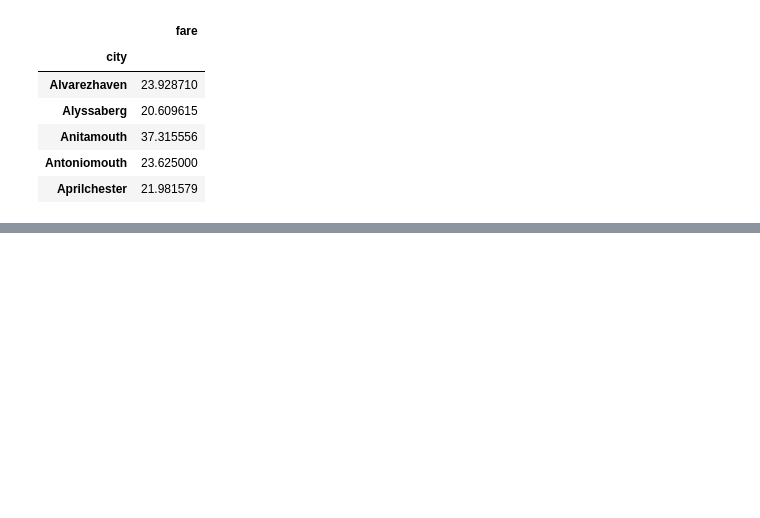
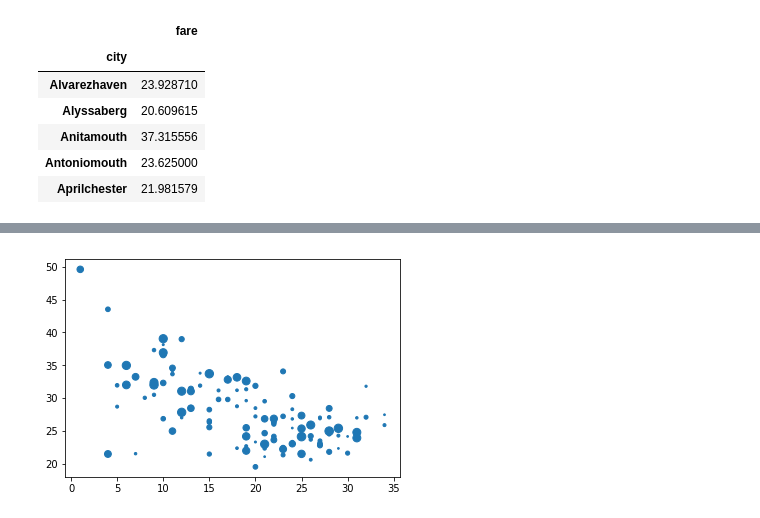
Before and after one commit to wendywalsh/Matplotlib_viz, a Jupyter notebook: Instructions/Pyber/Pyber_Walsh.ipynb, the cells around one changed output, grey strips where cells are left out. Saved outputs shown, nothing was run; the diff lists cells and outputs as text; code cells hidden in the pictures; blank space fills up the shorter version.

Commit message:
added scatter plot

```diff
--- a/Instructions/Pyber/Pyber_Walsh.ipynb
+++ b/Instructions/Pyber/Pyber_Walsh.ipynb
@@ -48,8 +60,8 @@ ride_raw_df.head()
 | 4 | Nguyenbury | 2016-07-09 04:42:44 | 6.28 | 1543057793673 |
 # %%
 #x_axis = total number of rides per city
-rides_per_city = ride_raw_df.groupby("city")[["date"]].count().head()
-rides_per_city
+rides_per_city = ride_raw_df.groupby("city")[["date"]].count()
+rides_per_city.head()
 # %% [output]
 |  | date |
 | city |  |
@@ -60,8 +72,8 @@ rides_per_city
 | Aprilchester | 19 |
 # %%
 #y_axis = average fare per city
-fare_per_city = ride_raw_df.groupby("city")[["fare"]].mean().head()
-fare_per_city
+fare_per_city = ride_raw_df.groupby("city")[["fare"]].mean()
+fare_per_city.head()
 # %% [output]
 |  | fare |
 | city |  |
@@ -102,0 +159,5 @@ array([ 0,  5, 10, 15, 20, 25, 30, 35, 40])
+# %%
+plt.scatter(rides_per_city["date"], fare_per_city["fare"], s=size["driver_count"])
+plt.show()
+# %% [output]
+[figure, added]
```
Also changed, not shown: parts of 7 cells of this notebook, 6 other files.
